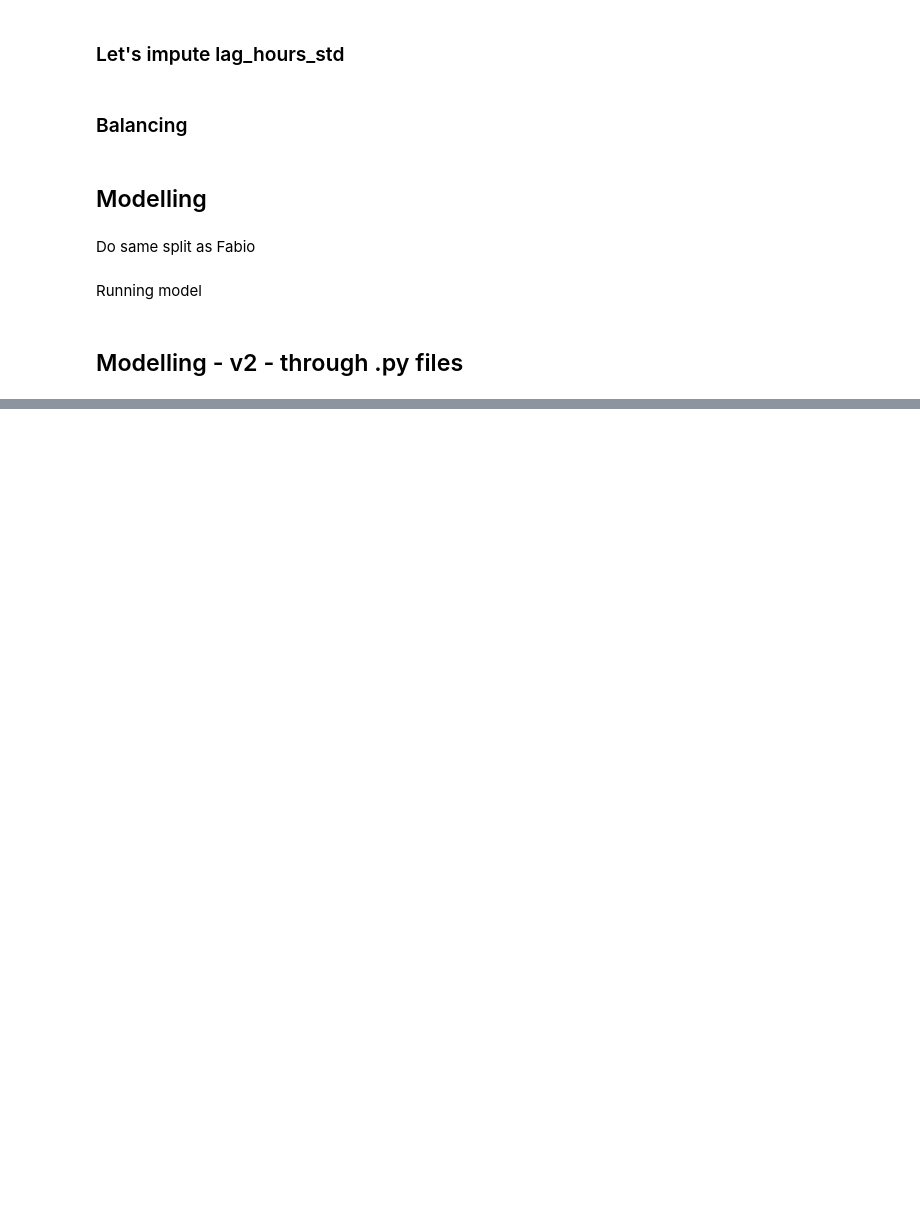
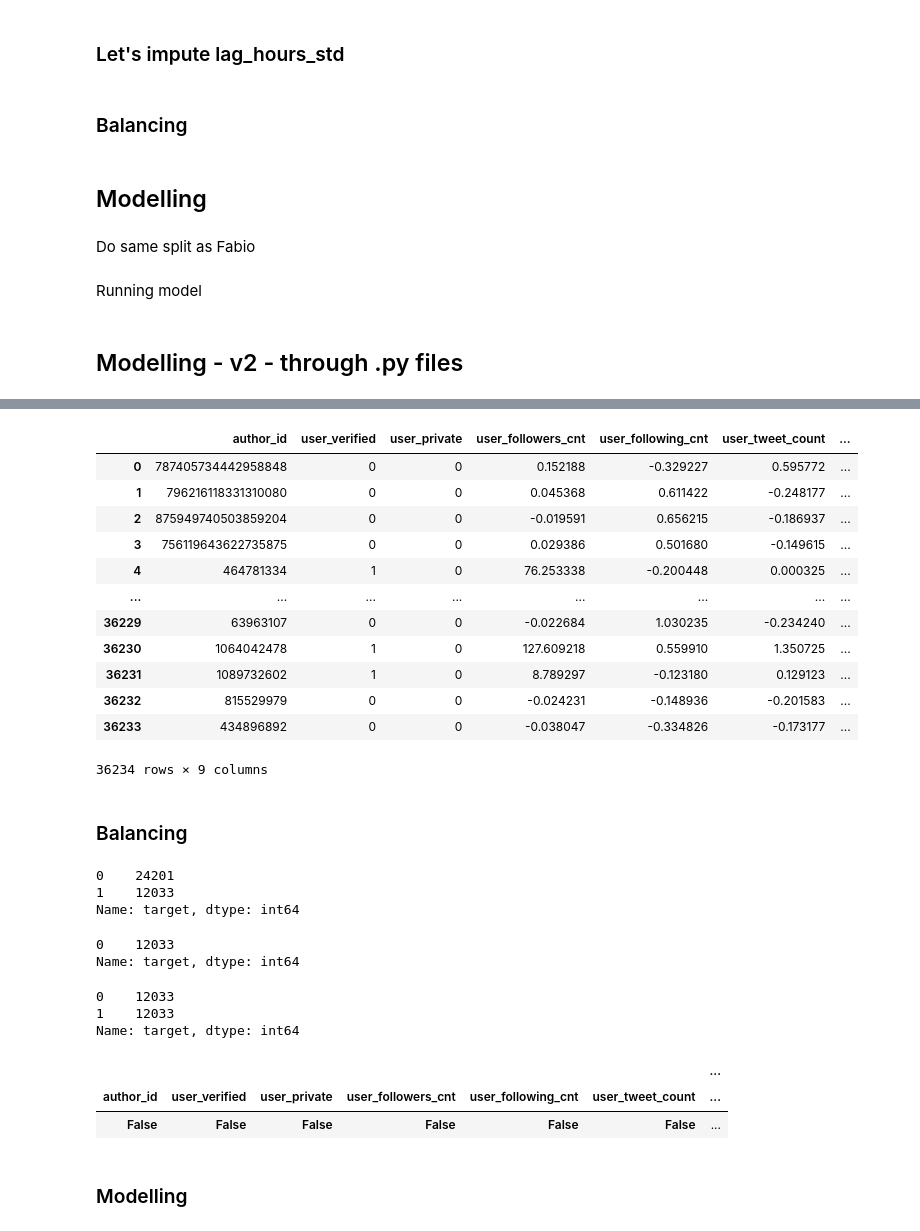
Before and after one commit to famagal/Twitter_bot_detection_713, a Jupyter notebook: notebooks/daniel_testing_notebook.ipynb, the cells around one changed output, grey strips where cells are left out. Cells and saved outputs as stored; diff of their text form; code cells hidden in the pictures; blank space fills up the shorter version.

```diff
--- a/notebooks/daniel_testing_notebook.ipynb
+++ b/notebooks/daniel_testing_notebook.ipynb
@@ -373,0 +433,9 @@ dtype: object
+# %%
+user_pre = user_clean
+# %%
+r_scaler = RobustScaler()
+
+num_features = user_pre[['user_followers_cnt', 'user_following_cnt', 'user_tweet_count', 'user_list_count','lag_hours_std']]
+
+r_scaler.fit(num_features)
+user_pre[['user_followers_cnt', 'user_following_cnt', 'user_tweet_count', 'user_list_count','lag_hours_std']] = r_scaler.transform(num_features)
@@ -373,0 +444,28 @@ dtype: object
+# %%
+imputer = SimpleImputer(strategy='median')
+imputer.fit(user_pre[['lag_hours_std']])
+user_pre['lag_hours_std'] = imputer.transform(user_pre[['lag_hours_std']])
+# %%
+user_pre
+# %% [output]
+|  | author_id | user_verified | user_private | user_followers_cnt | user_following_cnt | user_tweet_count | ... |
+| 0 | 787405734442958848 | 0 | 0 | 0.152188 | -0.329227 | 0.595772 | ... |
+| 1 | 796216118331310080 | 0 | 0 | 0.045368 | 0.611422 | -0.248177 | ... |
+| 2 | 875949740503859204 | 0 | 0 | -0.019591 | 0.656215 | -0.186937 | ... |
+| 3 | 756119643622735875 | 0 | 0 | 0.029386 | 0.501680 | -0.149615 | ... |
+| 4 | 464781334 | 1 | 0 | 76.253338 | -0.200448 | 0.000325 | ... |
+| ... | ... | ... | ... | ... | ... | ... | ... |
+| 36229 | 63963107 | 0 | 0 | -0.022684 | 1.030235 | -0.234240 | ... |
+| 36230 | 1064042478 | 1 | 0 | 127.609218 | 0.559910 | 1.350725 | ... |
+| 36231 | 1089732602 | 1 | 0 | 8.789297 | -0.123180 | 0.129123 | ... |
+| 36232 | 815529979 | 0 | 0 | -0.024231 | -0.148936 | -0.201583 | ... |
+| 36233 | 434896892 | 0 | 0 | -0.038047 | -0.334826 | -0.173177 | ... |
+36234 rows × 9 columns
+# %% [markdown]
+### Balancing
+# %%
+user_pre['target'].value_counts()
+# %% [output]
+0    24201
+1    12033
+Name: target, dtype: int64
@@ -373,0 +474,23 @@ dtype: object
+# %%
+user_post_t0 = user_pre[user_pre['target']==0]
+user_post_t0 = user_post_t0.sample(len(user_post_t1),random_state=7)
+user_post_t0
+user_post_t0['target'].value_counts()
+# %% [output]
+0    12033
+Name: target, dtype: int64
+# %%
+user_post = user_post_t0.append(user_post_t1)
+user_post['target'].value_counts()
+# %% [output]
+0    12033
+1    12033
+Name: target, dtype: int64
+# %%
+pd.DataFrame(user_post.isnull().value_counts())
+# %% [output]
+|  |  |  |  |  |  | ... |
+| author_id | user_verified | user_private | user_followers_cnt | user_following_cnt | user_tweet_count | ... |
+| False | False | False | False | False | False | ... |
+# %% [markdown]
+### Modelling
```
Also changed, not shown: parts of 93 cells of this notebook, 1 other file.
